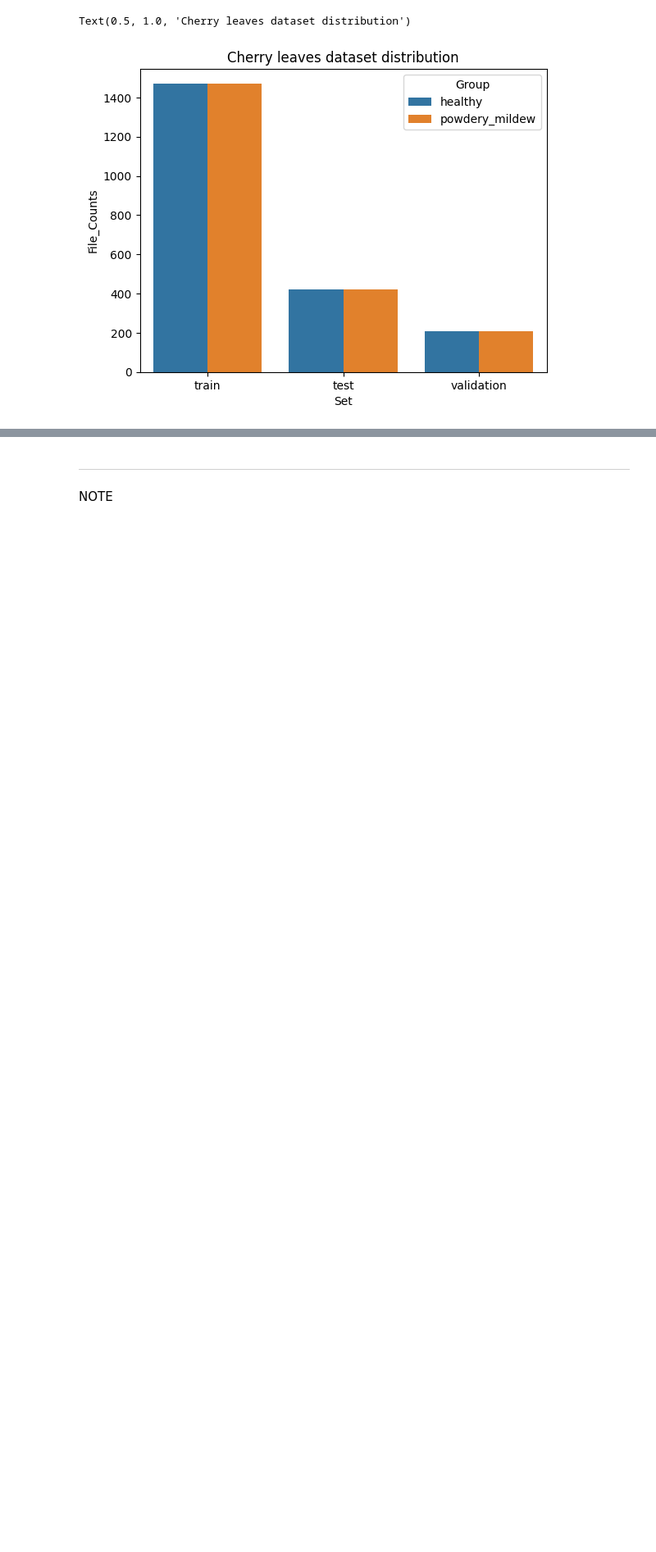
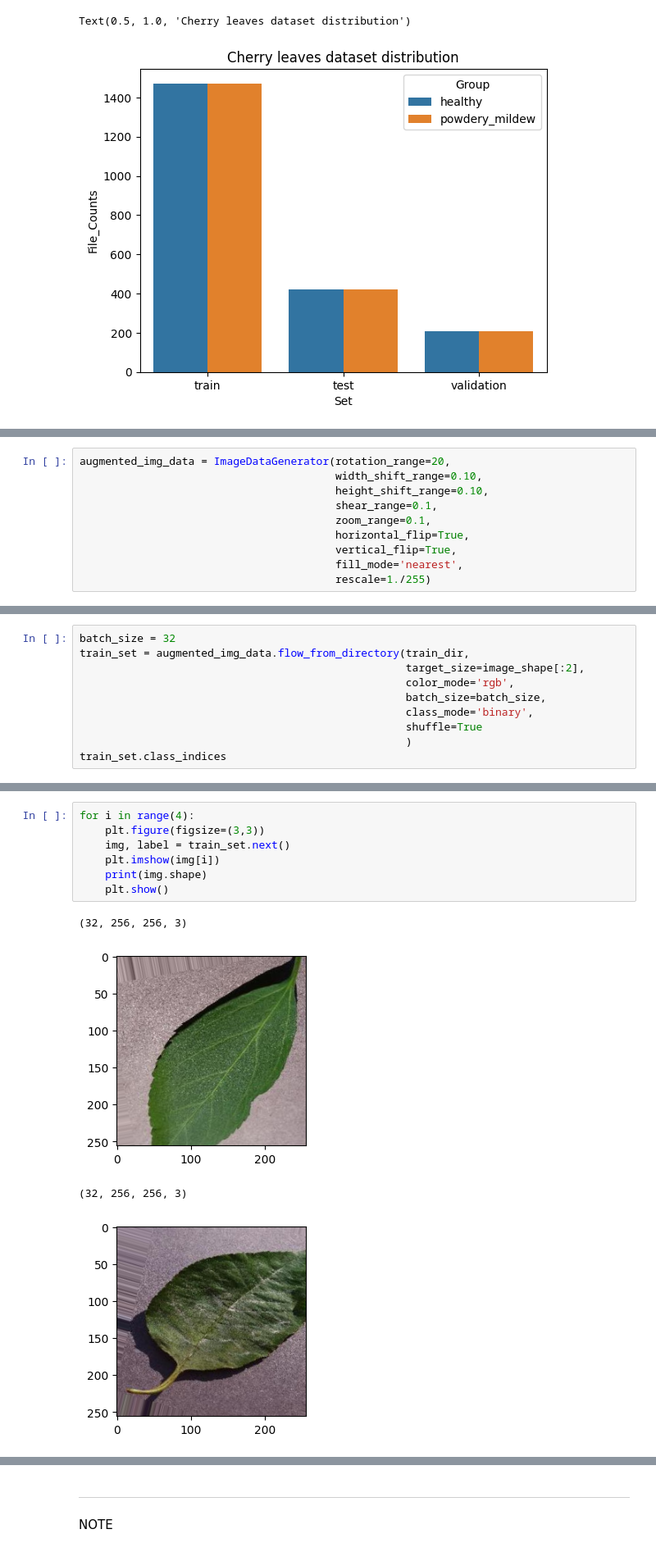
Before and after one commit to BGCG/project-5, a Jupyter notebook: jupyter_notebooks/ModelEvaluation.ipynb, the cells around one changed output, grey strips where cells are left out. Shown at 82% size. Saved outputs shown, nothing was run; the diff lists cells and outputs as text; blank space fills up the shorter version.

Commit message:
Augment and plot augmented images

```diff
--- a/jupyter_notebooks/ModelEvaluation.ipynb
+++ b/jupyter_notebooks/ModelEvaluation.ipynb
@@ -123,0 +135,10 @@ Text(0.5, 1.0, 'Cherry leaves dataset distribution')
+# %%
+augmented_img_data = ImageDataGenerator(rotation_range=20,
+                                        width_shift_range=0.10,
+                                        height_shift_range=0.10,
+                                        shear_range=0.1,
+                                        zoom_range=0.1,
+                                        horizontal_flip=True,
+                                        vertical_flip=True,
+                                        fill_mode='nearest',
+                                        rescale=1./255)
@@ -123,0 +147,10 @@ Text(0.5, 1.0, 'Cherry leaves dataset distribution')
+# %%
+batch_size = 32
+train_set = augmented_img_data.flow_from_directory(train_dir,
+                                                   target_size=image_shape[:2],
+                                                   color_mode='rgb',
+                                                   batch_size=batch_size,
+                                                   class_mode='binary',
+                                                   shuffle=True
+                                                   )
+train_set.class_indices
@@ -123,0 +199,12 @@ Text(0.5, 1.0, 'Cherry leaves dataset distribution')
+# %%
+for i in range(4):
+    plt.figure(figsize=(3,3))
+    img, label = train_set.next()
+    plt.imshow(img[i])
+    print(img.shape)
+    plt.show()
+# %% [output]
+(32, 256, 256, 3)
+[figure, added]
+(32, 256, 256, 3)
+[figure, added]
```
Also changed, not shown: parts of 19 cells of this notebook.
